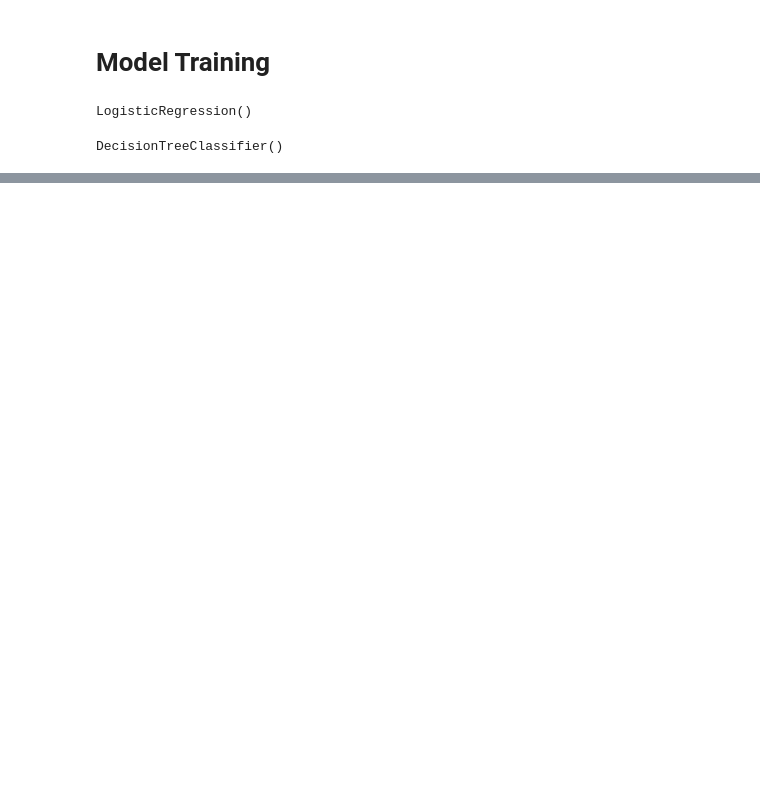
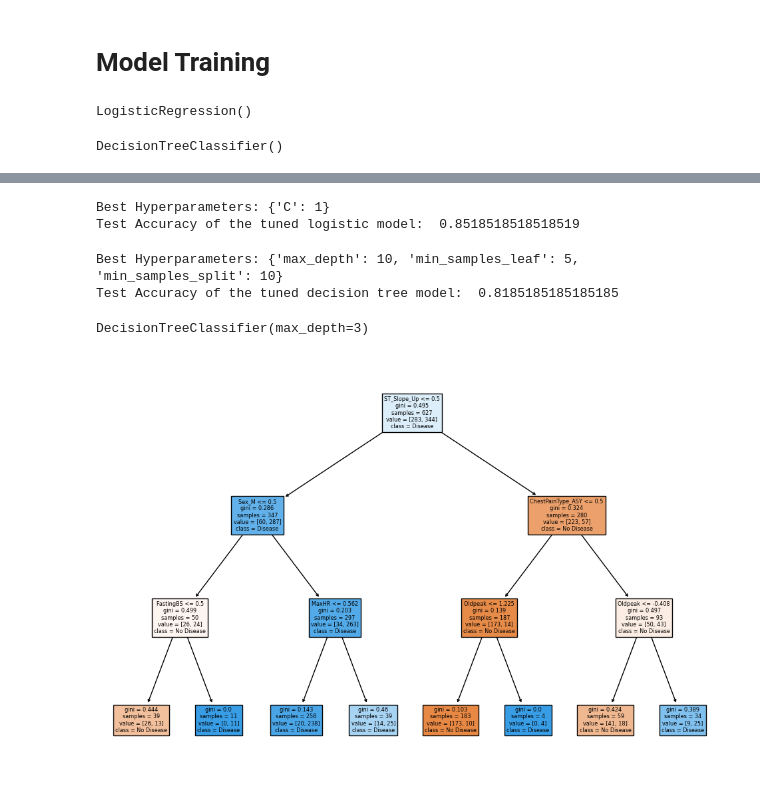
Before and after one commit to WanJing923/ML_code, a Jupyter notebook: code.ipynb, the cells around one changed output, grey strips where cells are left out. Cells and saved outputs as stored; diff of their text form; code cells hidden in the pictures; blank space fills up the shorter version.

Commit message:
done until model tuning

```diff
--- a/code.ipynb
+++ b/code.ipynb
@@ -449,0 +516,3 @@ Test Accuracy of decision tree model:  0.7518518518518519
+# %%
+decision_tree_model = DecisionTreeClassifier()
+decision_tree_model.fit(x_train, y_train)
@@ -449,0 +564,30 @@ Test Accuracy of decision tree model:  0.7518518518518519
+# %%
+# comparison results shows that the models that after dropping interacted columns performed better. Thus, the interacted columns are not helping in enhancing performance
+
+# https://machinelearningmastery.com/hyperparameters-for-classification-machine-learning-algorithms/
+# Hence, perform model tuning in each model
+
+# Logistic Model:
+from sklearn.model_selection import GridSearchCV
+from sklearn.linear_model import LogisticRegression
+
+param_grid = {
+    'C': [0.001, 0.01, 0.1, 1, 10, 100]  # Common C values
+}
+
+logistic_model = LogisticRegression()
+grid_search = GridSearchCV(logistic_model, param_grid, cv=5, scoring='accuracy')
+grid_search.fit(x_train, y_train)
+best_params = grid_search.best_params_ #get best
+print("Best Hyperparameters:", best_params)
+
+# train the final model with best hyperparameters
+final_model = LogisticRegression(C=best_params['C'])
+final_model.fit(x_train, y_train)
+
+# evaluate
+test_accuracy = final_model.score(x_test, y_test)
+print("Test Accuracy of the tuned logistic model: ", test_accuracy)
+# %% [output]
+Best Hyperparameters: {'C': 1}
+Test Accuracy of the tuned logistic model:  0.8518518518518519
@@ -449,0 +597,27 @@ Test Accuracy of decision tree model:  0.7518518518518519
+# %%
+# Decision Tree Model https://www.kaggle.com/code/gauravduttakiit/hyperparameter-tuning-in-decision-trees
+
+param_grid = {
+    'max_depth': [5, 10, 15, 20],
+    'min_samples_split': [2, 5, 7, 10],
+    'min_samples_leaf': [1, 2, 3, 4,5 ]
+}
+
+decision_tree_model = DecisionTreeClassifier()
+grid_search = GridSearchCV(decision_tree_model, param_grid, cv=5, scoring='accuracy')
+grid_search.fit(x_train, y_train)
+best_params = grid_search.best_params_
+print("Best Hyperparameters:", best_params)
+
+final_model = DecisionTreeClassifier(
+    max_depth=best_params['max_depth'],
+    min_samples_split=best_params['min_samples_split'],
+    min_samples_leaf=best_params['min_samples_leaf']
+)
+final_model.fit(x_train, y_train)
+
+test_accuracy = final_model.score(x_test, y_test)
+print("Test Accuracy of the tuned decision tree model: ", test_accuracy)
+# %% [output]
+Best Hyperparameters: {'max_depth': 10, 'min_samples_leaf': 5, 'min_samples_split': 10}
+Test Accuracy of the tuned decision tree model:  0.8185185185185185
@@ -449,0 +626,19 @@ Test Accuracy of decision tree model:  0.7518518518518519
+# %%
+from sklearn.tree import DecisionTreeClassifier
+decision_tree_model = DecisionTreeClassifier(max_depth=3)
+decision_tree_model.fit(x_train, y_train)
+# %% [output]
+DecisionTreeClassifier(max_depth=3)
+# %%
+from sklearn import tree #https://www.kaggle.com/code/gauravduttakiit/hyperparameter-tuning-in-decision-trees
+
+fig = plt.figure(figsize=(12, 8))
+_ = tree.plot_tree(
+    decision_tree_model,
+    feature_names=x_train.columns,
+    class_names=['No Disease', 'Disease'], #No Disease(no heart disease)
+    filled=True
+)
+plt.show() # shows the decision tree that make decision based on which feature
+# %% [output]
+[figure, added]
```
Also changed, not shown: parts of 16 cells of this notebook.
